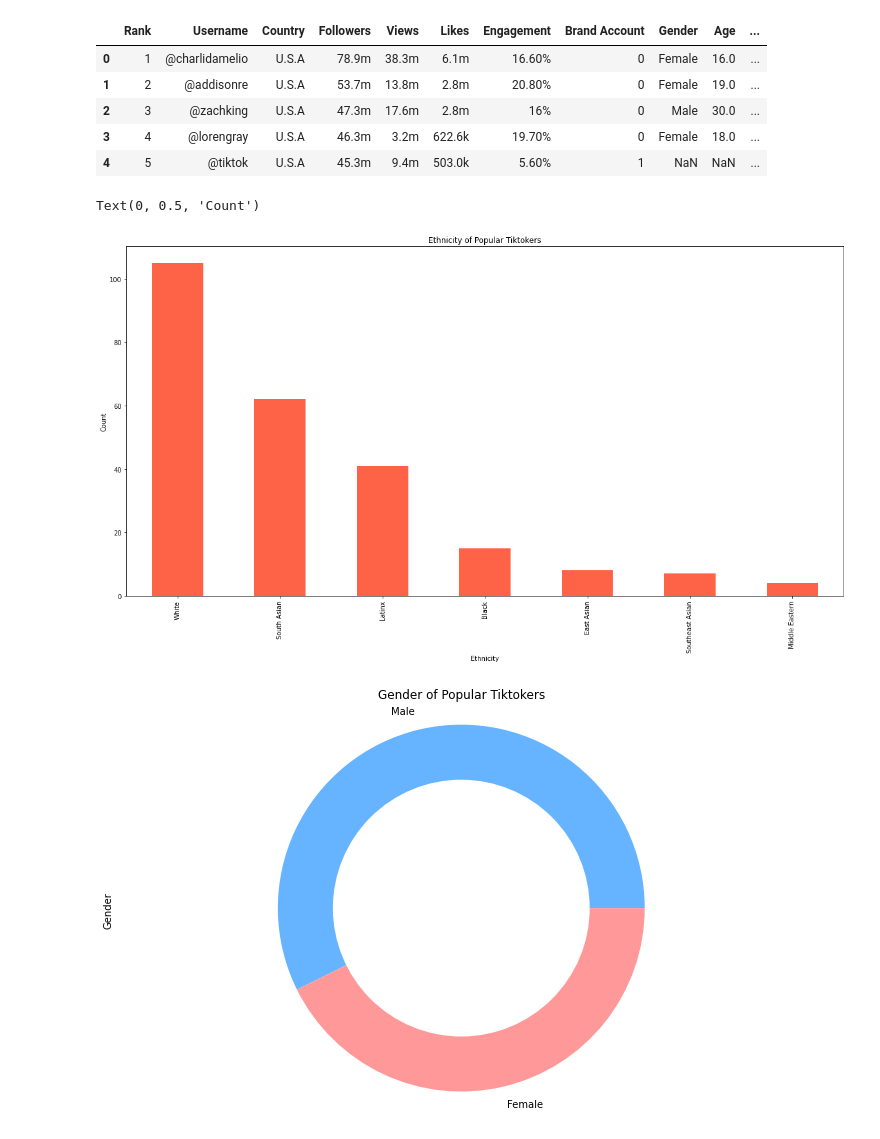
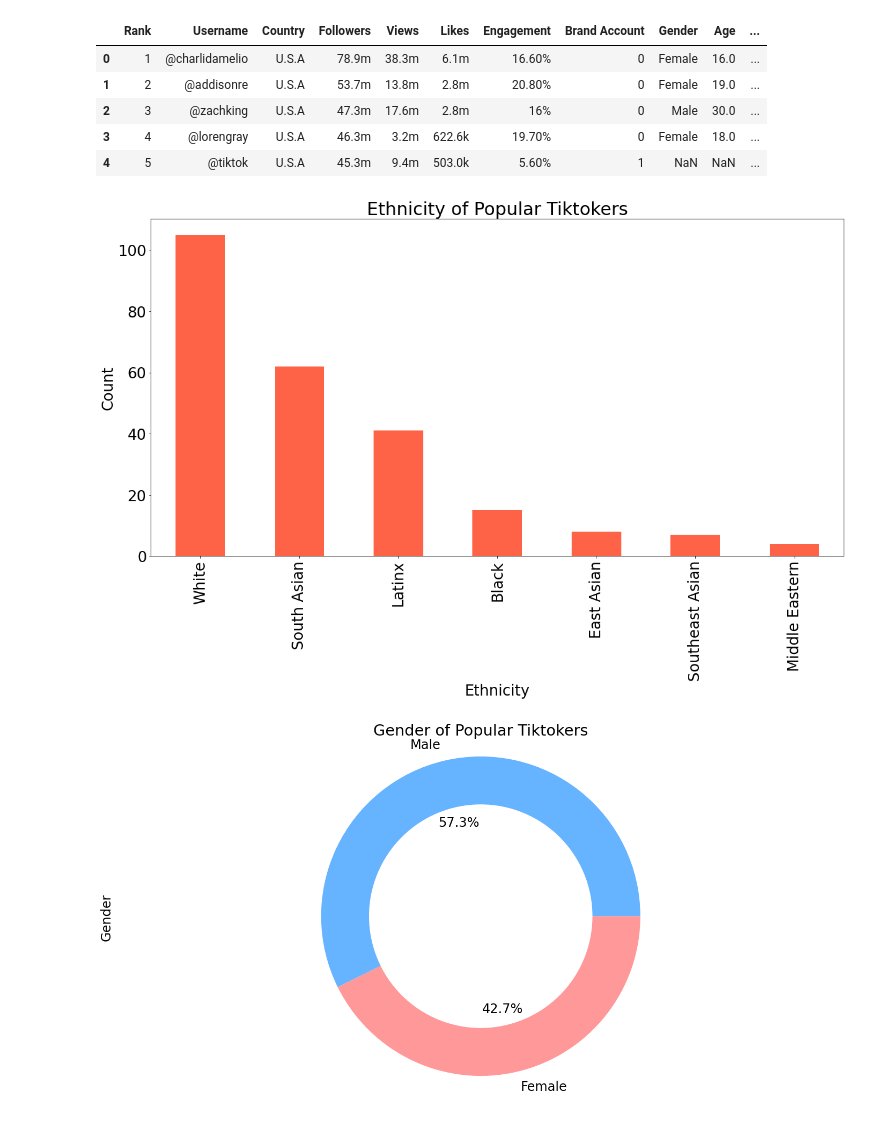
Before and after one commit to incalescence/open-data, a Jupyter notebook: tiktoksongs.ipynb, the cells around one changed output. Cells and saved outputs as stored; diff of their text form; code cells hidden in the pictures.

Commit message:
styling charts

```diff
--- a/tiktoksongs.ipynb
+++ b/tiktoksongs.ipynb
@@ -95,0 +86,12 @@ time_signature_count.plot(kind='bar', title='Major or Minor', xlabel='Key', ylab
+# %%
+# mode of tiktok songs
+time_signature_count = tiktok_songs['mode'].value_counts()
+time_signature_count.plot(kind='pie', colors=['gold','orchid'], autopct='%1.1f%%')
+centre_circle = plt.Circle((0,0),0.70,fc='white')
+fig = plt.gcf()
+fig.gca().add_artist(centre_circle)
+plt.title('Are Tiktok Songs in Major or Minor?')
+plt.axis('equal')
+plt.tight_layout()
+plt.rcParams.update({'font.size': 24})
+plt.show()
@@ -111,26 +115,28 @@ done
 # %%
 # show ethnicity graph
 ethnicity_count = tiktokers['Ethnicity'].value_counts()
 ethnicity_count.plot(kind='bar', color=['tomato'])
 plt.title('Ethnicity of Popular Tiktokers')
+plt.rcParams.update({'font.size': 24})
 plt.xlabel('Ethnicity')
 plt.ylabel('Count')
+plt.show()
 # %% [output]
-Text(0, 0.5, 'Count')
-[figure, old version]
+[figure, new version]
 # %%
 # male to female ratio
 gender = tiktokers['Gender'].value_counts()
-gender.plot(kind='pie', colors=['#66b3ff','#ff9999'])
+gender.plot(kind='pie', colors=['#66b3ff','#ff9999'], autopct='%1.1f%%')
 centre_circle = plt.Circle((0,0),0.70,fc='white')
 fig = plt.gcf()
 fig.gca().add_artist(centre_circle)
 plt.axis('equal')
 plt.tight_layout()
 plt.title('Gender of Popular Tiktokers')
+plt.rcParams.update({'font.size': 24})
 plt.show()
 # %% [output]
-[figure, old version]
+[figure, new version]
 # %% [markdown]
 ## How old are popular Tiktokers?
 - The most followed Tiktokers are clustered in the early 20s age range as shown in the graph
```
Also changed, not shown: parts of 19 cells of this notebook, 2 other files.
